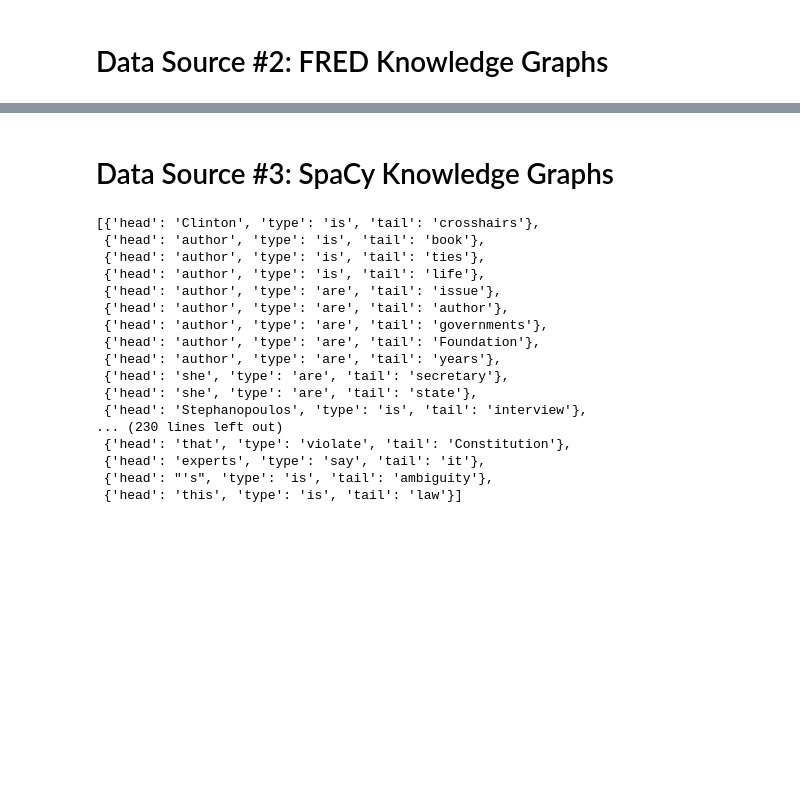
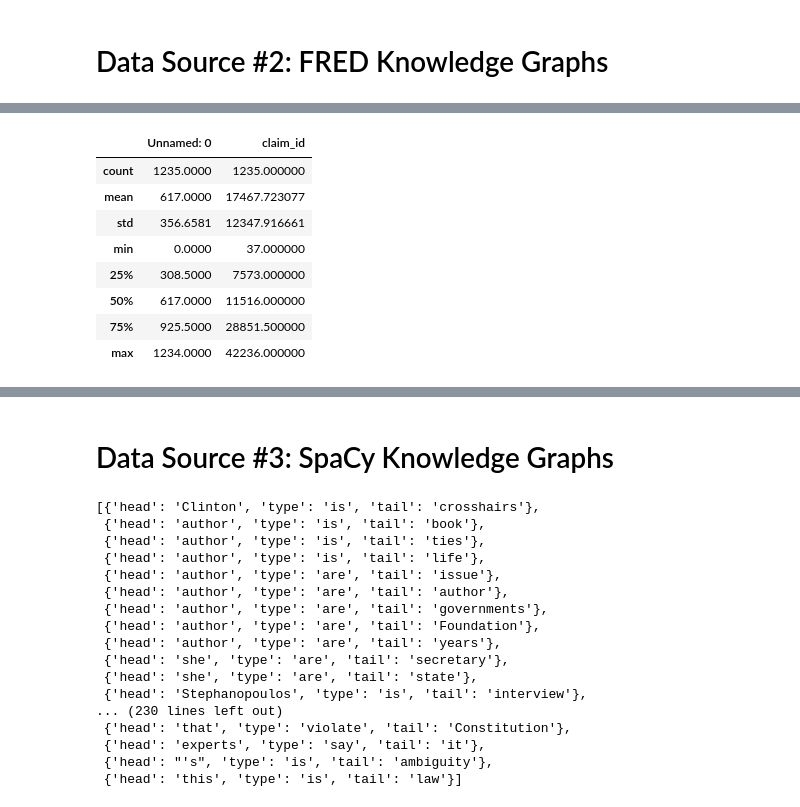
Before and after one commit to Prahlad-K/just-verdict, a Jupyter notebook: Create RDF Triples for PUBHEALTH.ipynb, the cells around one changed output, grey strips where cells are left out. Saved outputs shown, nothing was run; the diff lists cells and outputs as text; code cells hidden in the pictures; blank space fills up the shorter version.

```diff
--- a/Create RDF Triples for PUBHEALTH.ipynb
+++ b/Create RDF Triples for PUBHEALTH.ipynb
@@ -444,0 +601,13 @@ for i in range(len(claims)):
+# %%
+test_df = pd.read_pickle('./data/test.pkl')
+test_df.describe()
+# %% [output]
+|  | Unnamed: 0 | claim_id |
+| count | 1235.0000 | 1235.000000 |
+| mean | 617.0000 | 17467.723077 |
+| std | 356.6581 | 12347.916661 |
+| min | 0.0000 | 37.000000 |
+| 25% | 308.5000 | 7573.000000 |
+| 50% | 617.0000 | 11516.000000 |
+| 75% | 925.5000 | 28851.500000 |
+| max | 1234.0000 | 42236.000000 |
```
Also changed, not shown: parts of 55 cells of this notebook, 13 other files.
